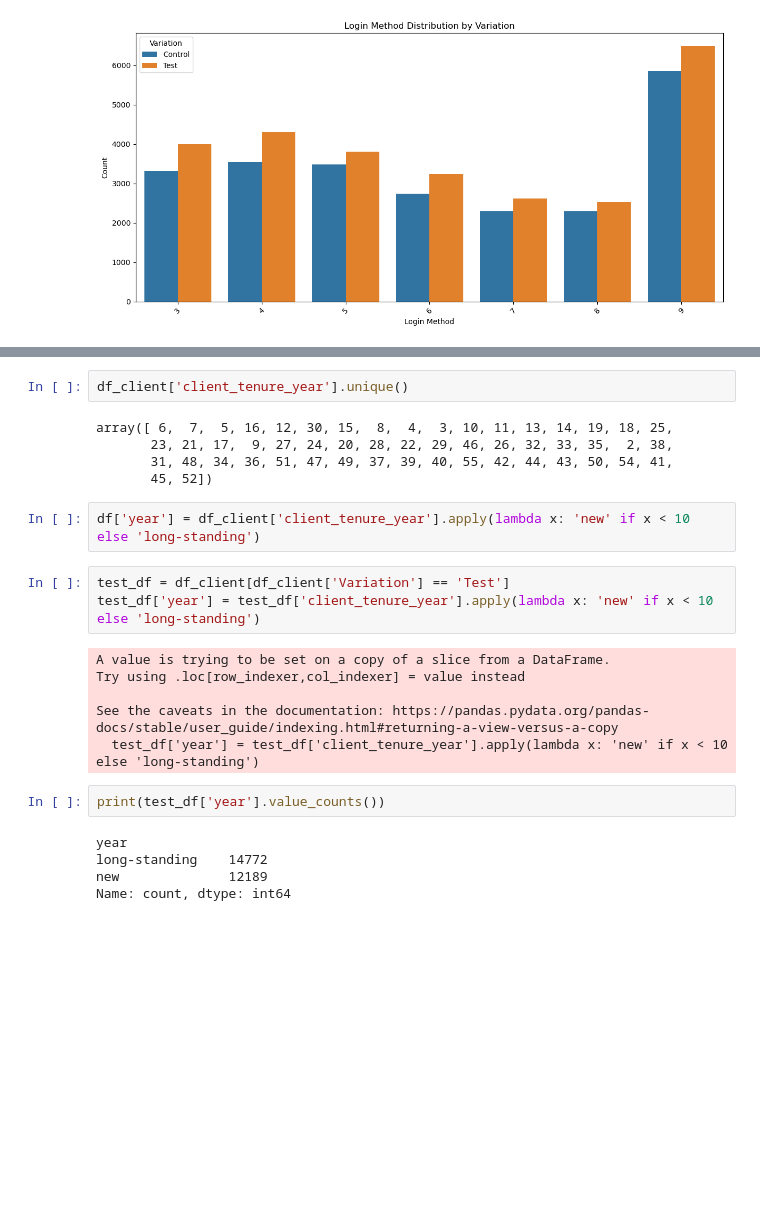
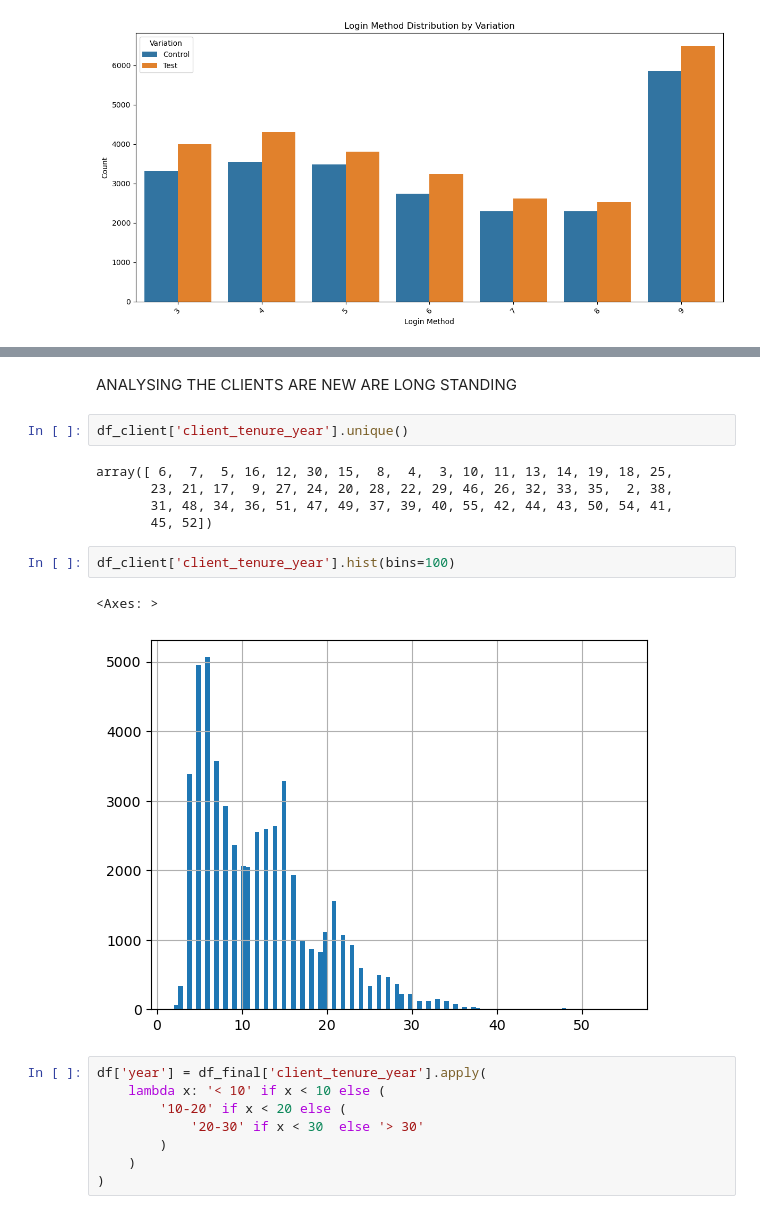
Before and after one commit to MadhurideviD/vanguard, a Jupyter notebook: vanguard_1.ipynb, the cells around one changed output, grey strips where cells are left out. Cells and saved outputs as stored; diff of their text form; blank space fills up the shorter version.

```diff
--- a/vanguard_1.ipynb
+++ b/vanguard_1.ipynb
@@ -679,3 +742,5 @@ plt.show()
+# %% [markdown]
+ANALYSING THE CLIENTS ARE NEW ARE LONG STANDING
 # %%
 df_client['client_tenure_year'].unique()
 # %% [output]
@@ -683,21 +748,16 @@ array([ 6,  7,  5, 16, 12, 30, 15,  8,  4,  3, 10, 11, 13, 14, 19, 18, 25,
        23, 21, 17,  9, 27, 24, 20, 28, 22, 29, 46, 26, 32, 33, 35,  2, 38,
        31, 48, 34, 36, 51, 47, 49, 37, 39, 40, 55, 42, 44, 43, 50, 54, 41,
        45, 52])
+# %%
+df_client['client_tenure_year'].hist(bins=100)
+# %% [output]
+<Axes: >
+[figure, added]
 # %%
-df['year'] = df_client['client_tenure_year'].apply(lambda x: 'new' if x < 10 else 'long-standing')
+df['year'] = df_final['client_tenure_year'].apply(
+    lambda x: '< 10' if x < 10 else (
+        '10-20' if x < 20 else (
+            '20-30' if x < 30  else '> 30'
+        )
+    )
+)
-# %%
-test_df = df_client[df_client['Variation'] == 'Test']
-test_df['year'] = test_df['client_tenure_year'].apply(lambda x: 'new' if x < 10 else 'long-standing')
-# %% [output]
-A value is trying to be set on a copy of a slice from a DataFrame.
-Try using .loc[row_indexer,col_indexer] = value instead
-
-See the caveats in the documentation: https://pandas.pydata.org/pandas-docs/stable/user_guide/indexing.html#returning-a-view-versus-a-copy
-  test_df['year'] = test_df['client_tenure_year'].apply(lambda x: 'new' if x < 10 else 'long-standing')
-# %%
-print(test_df['year'].value_counts())
-# %% [output]
-year
-long-standing    14772
-new              12189
-Name: count, dtype: int64
```
Also changed, not shown: parts of 54 cells of this notebook.
